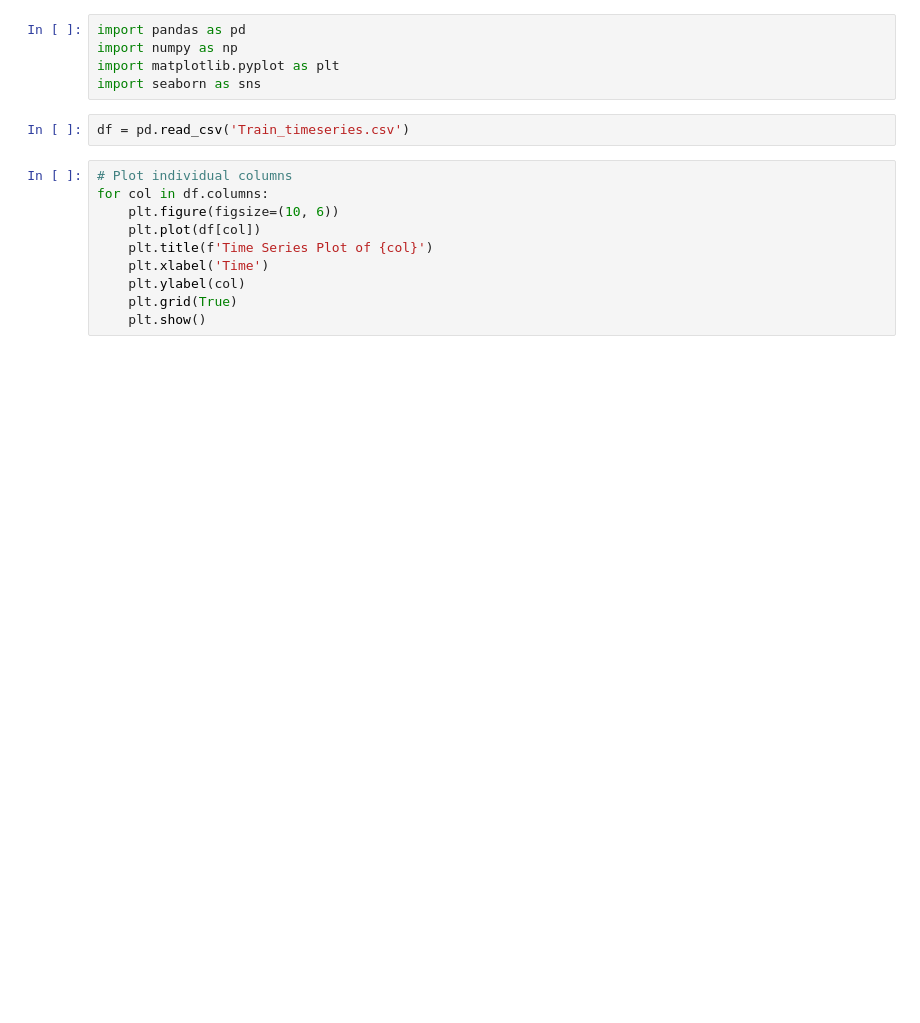
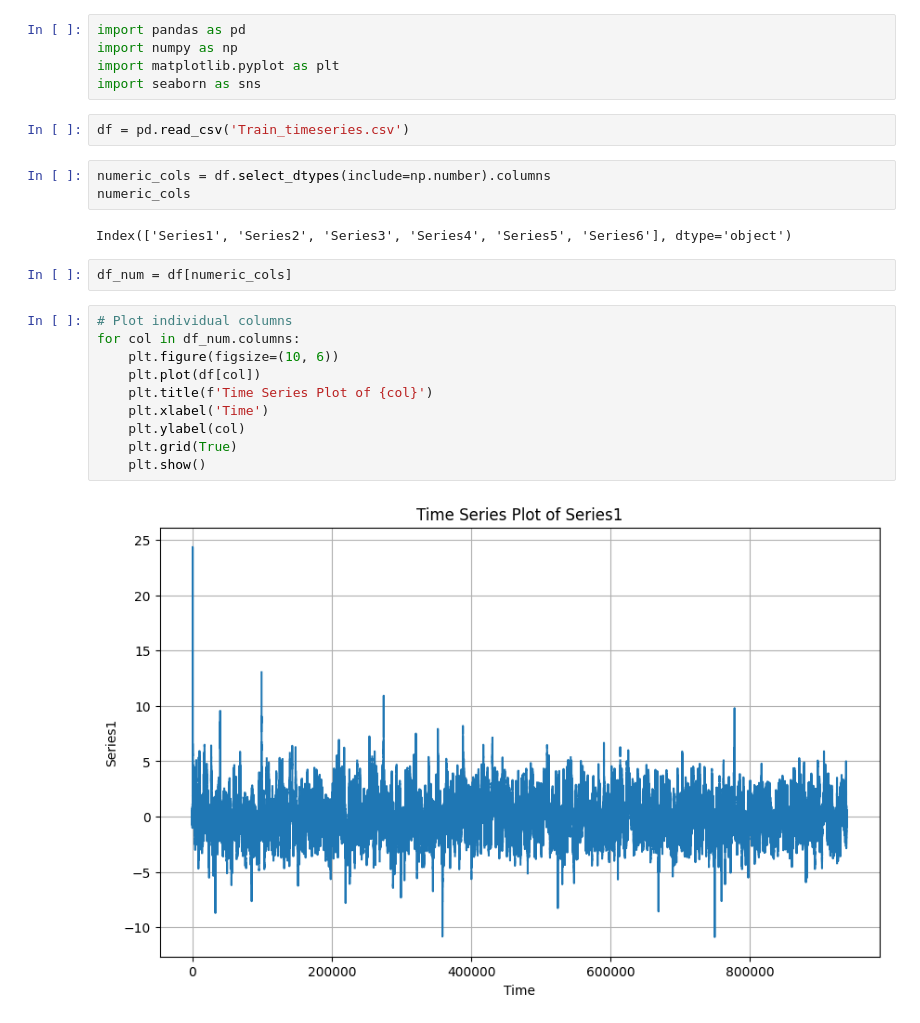
Before and after one commit to vluduk/Team-Husky, a Jupyter notebook: exploration.ipynb, the cells around one changed output. Cells and saved outputs as stored; diff of their text form; blank space fills up the shorter version.

```diff
--- a/exploration.ipynb
+++ b/exploration.ipynb
@@ -5,13 +5,22 @@ import matplotlib.pyplot as plt
 import seaborn as sns
 # %%
 df = pd.read_csv('Train_timeseries.csv')
+# %%
+numeric_cols = df.select_dtypes(include=np.number).columns
+numeric_cols
+# %% [output]
+Index(['Series1', 'Series2', 'Series3', 'Series4', 'Series5', 'Series6'], dtype='object')
+# %%
+df_num = df[numeric_cols]
 # %%
 # Plot individual columns
-for col in df.columns:
+for col in df_num.columns:
     plt.figure(figsize=(10, 6))
     plt.plot(df[col])
     plt.title(f'Time Series Plot of {col}')
     plt.xlabel('Time')
     plt.ylabel(col)
     plt.grid(True)
     plt.show()
+# %% [output]
+[figure, added]
```
Also changed, not shown: parts of 5 cells of this notebook.
